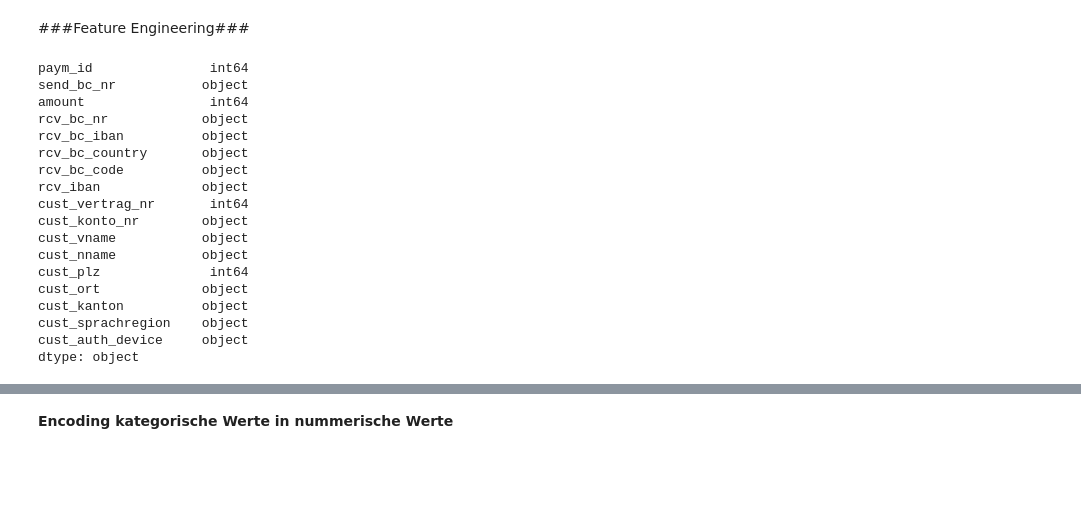
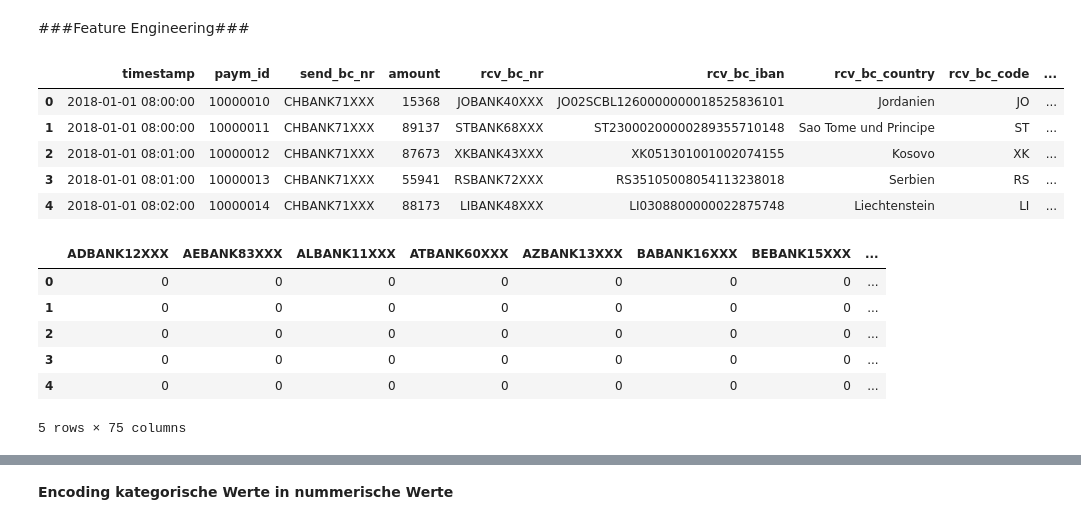
Before and after one commit to sipfli/cas_datenanalyse, a Jupyter notebook: Semesterarbeit/CAS_DA_SA_Payment_Fraud_Detection.ipynb, the cells around one changed output, grey strips where cells are left out. Cells and saved outputs as stored; diff of their text form; code cells hidden in the pictures; blank space fills up the shorter version.

```diff
--- a/Semesterarbeit/CAS_DA_SA_Payment_Fraud_Detection.ipynb
+++ b/Semesterarbeit/CAS_DA_SA_Payment_Fraud_Detection.ipynb
@@ -67,38 +84,41 @@ trx_data_ol.head()
 # %%
 # Bestimmte Daten in das richtige Format konvertieren
 
 # timestamp in Datums-und Zeitformat umwandeln
-#trx_data_ol.timestamp = pd.to_datetime(trx_data_ol['timestamp'])
-#trx_data_ol.valuta_date = pd.to_datetime(trx_data_ol['valuta_date'])
+trx_data_ol.timestamp = pd.to_datetime(trx_data_ol['timestamp'])
+trx_data_ol.valuta_date = pd.to_datetime(trx_data_ol['valuta_date'])
 #Suche des Datensatzes nach Null-Werten
 trx_data_ol.isnull().values.sum()
 
 # Entfernen von offensichtlich nicht notwendiger Features wie Timestamp
 # paym_id, valuta_date, paym_id
+'''
 trx_data_ol = pd.DataFrame(trx_data_ol, columns=['send_bc_nr','amount','rcv_bc_nr',
                                                  'rcv_bc_iban','rcv_bc_country','rcv_bc_code','rcv_iban',
                                                   'cust_vertrag_nr','cust_konto_nr','cust_vname',
                                                   'cust_nname','cust_plz','cust_ort','cust_kanton','cust_sprachregion',
                                                   'cust_auth_device'])
+'''
 
 
-trx_data_ol.dtypes
+trx_data_ol.head()
 # %% [output]
-paym_id               int64
-send_bc_nr           object
-amount                int64
-rcv_bc_nr            object
-rcv_bc_iban          object
-rcv_bc_country       object
-rcv_bc_code          object
-rcv_iban             object
-cust_vertrag_nr       int64
-cust_konto_nr        object
-cust_vname           object
-cust_nname           object
-cust_plz              int64
-cust_ort             object
-cust_kanton          object
-cust_sprachregion    object
-cust_auth_device     object
-dtype: object
+|  | timestamp | paym_id | send_bc_nr | amount | rcv_bc_nr | rcv_bc_iban | rcv_bc_country | rcv_bc_code | ... |
+| 0 | 2018-01-01 08:00:00 | 10000010 | CHBANK71XXX | 15368 | JOBANK40XXX | JO02SCBL1260000000018525836101 | Jordanien | JO | ... |
+| 1 | 2018-01-01 08:00:00 | 10000011 | CHBANK71XXX | 89137 | STBANK68XXX | ST23000200000289355710148 | Sao Tome und Principe | ST | ... |
+| 2 | 2018-01-01 08:01:00 | 10000012 | CHBANK71XXX | 87673 | XKBANK43XXX | XK051301001002074155 | Kosovo | XK | ... |
+| 3 | 2018-01-01 08:01:00 | 10000013 | CHBANK71XXX | 55941 | RSBANK72XXX | RS35105008054113238018 | Serbien | RS | ... |
+| 4 | 2018-01-01 08:02:00 | 10000014 | CHBANK71XXX | 88173 | LIBANK48XXX | LI0308800000022875748 | Liechtenstein | LI | ... |
+# %%
+
+trx_data_ol_rbn = pd.get_dummies(trx_data_ol['rcv_bc_nr'])
+
+trx_data_ol_.head()
+# %% [output]
+|  | ADBANK12XXX | AEBANK83XXX | ALBANK11XXX | ATBANK60XXX | AZBANK13XXX | BABANK16XXX | BEBANK15XXX | ... |
+| 0 | 0 | 0 | 0 | 0 | 0 | 0 | 0 | ... |
+| 1 | 0 | 0 | 0 | 0 | 0 | 0 | 0 | ... |
+| 2 | 0 | 0 | 0 | 0 | 0 | 0 | 0 | ... |
+| 3 | 0 | 0 | 0 | 0 | 0 | 0 | 0 | ... |
+| 4 | 0 | 0 | 0 | 0 | 0 | 0 | 0 | ... |
+5 rows × 75 columns
```
Also changed, not shown: parts of 13 cells of this notebook.
